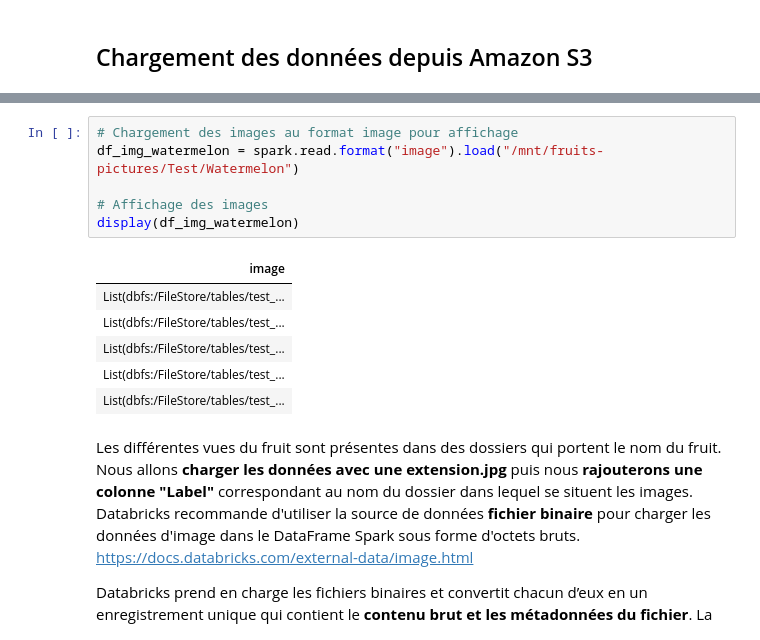
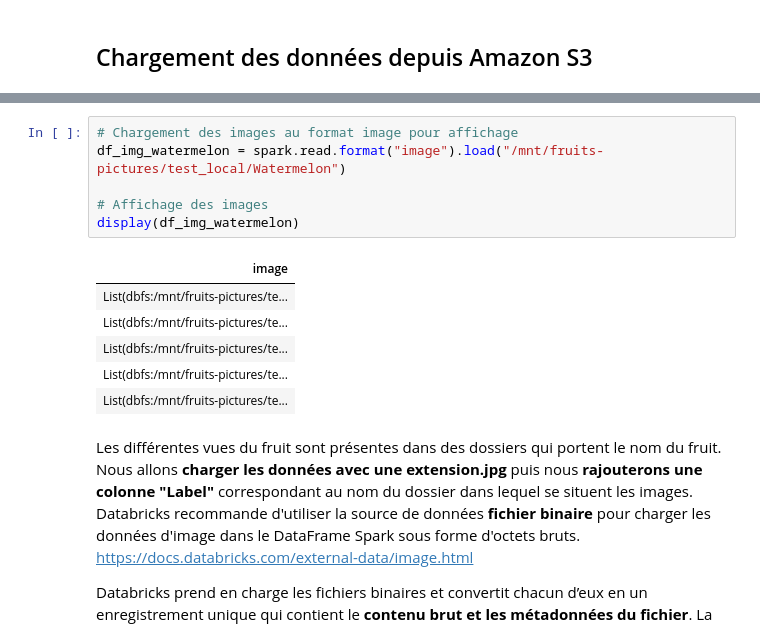
Before and after one commit to Milie-Mimi/OC_DS_Project8, a Jupyter notebook: GROSCHENE_Emilie_1_notebook_AWS_062023.ipynb, the cells around one changed output, grey strips where cells are left out. Saved outputs shown, nothing was run; the diff lists cells and outputs as text.

```diff
--- a/GROSCHENE_Emilie_1_notebook_AWS_062023.ipynb
+++ b/GROSCHENE_Emilie_1_notebook_AWS_062023.ipynb
@@ -118,16 +114,16 @@ dbutils.fs.ls("/mnt/fruits-pictures/Test/")
 # %%
 # Chargement des images au format image pour affichage
-df_img_watermelon = spark.read.format("image").load("/mnt/fruits-pictures/Test/Watermelon")
+df_img_watermelon = spark.read.format("image").load("/mnt/fruits-pictures/test_local/Watermelon")
 
 # Affichage des images
 display(df_img_watermelon)
 # %% [output]
 | image |
-| List(dbfs:/FileStore/tables/test_... |
-| List(dbfs:/FileStore/tables/test_... |
-| List(dbfs:/FileStore/tables/test_... |
-| List(dbfs:/FileStore/tables/test_... |
-| List(dbfs:/FileStore/tables/test_... |
+| List(dbfs:/mnt/fruits-pictures/te... |
+| List(dbfs:/mnt/fruits-pictures/te... |
+| List(dbfs:/mnt/fruits-pictures/te... |
+| List(dbfs:/mnt/fruits-pictures/te... |
+| List(dbfs:/mnt/fruits-pictures/te... |
 # %% [markdown]
 Les différentes vues du fruit sont présentes dans des dossiers qui portent le nom du fruit. Nous allons **charger les données avec une extension.jpg** puis nous **rajouterons une colonne "Label"** correspondant au nom du dossier dans lequel se situent les images. Databricks recommande d'utiliser la source de données **fichier binaire** pour charger les données d'image dans le DataFrame Spark sous forme d'octets bruts.\
 https://docs.databricks.com/external-data/image.html
```
Also changed, not shown: parts of 27 cells of this notebook.
